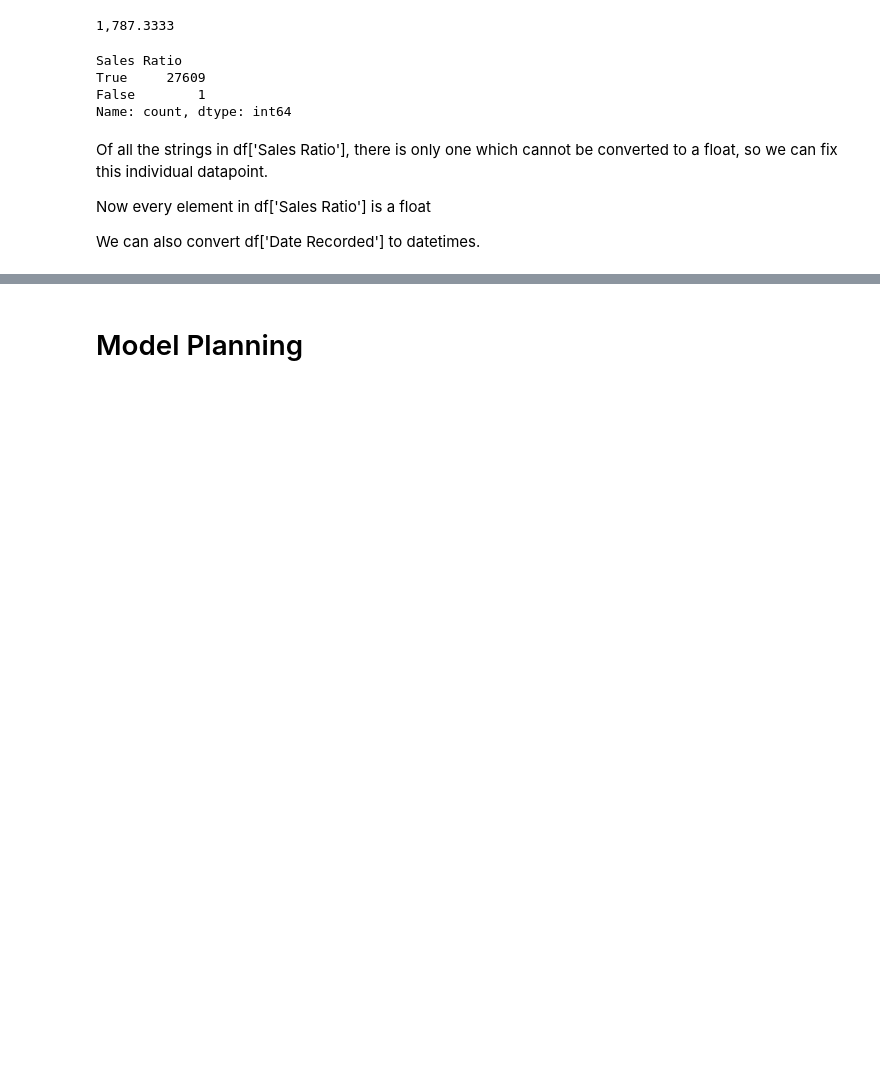
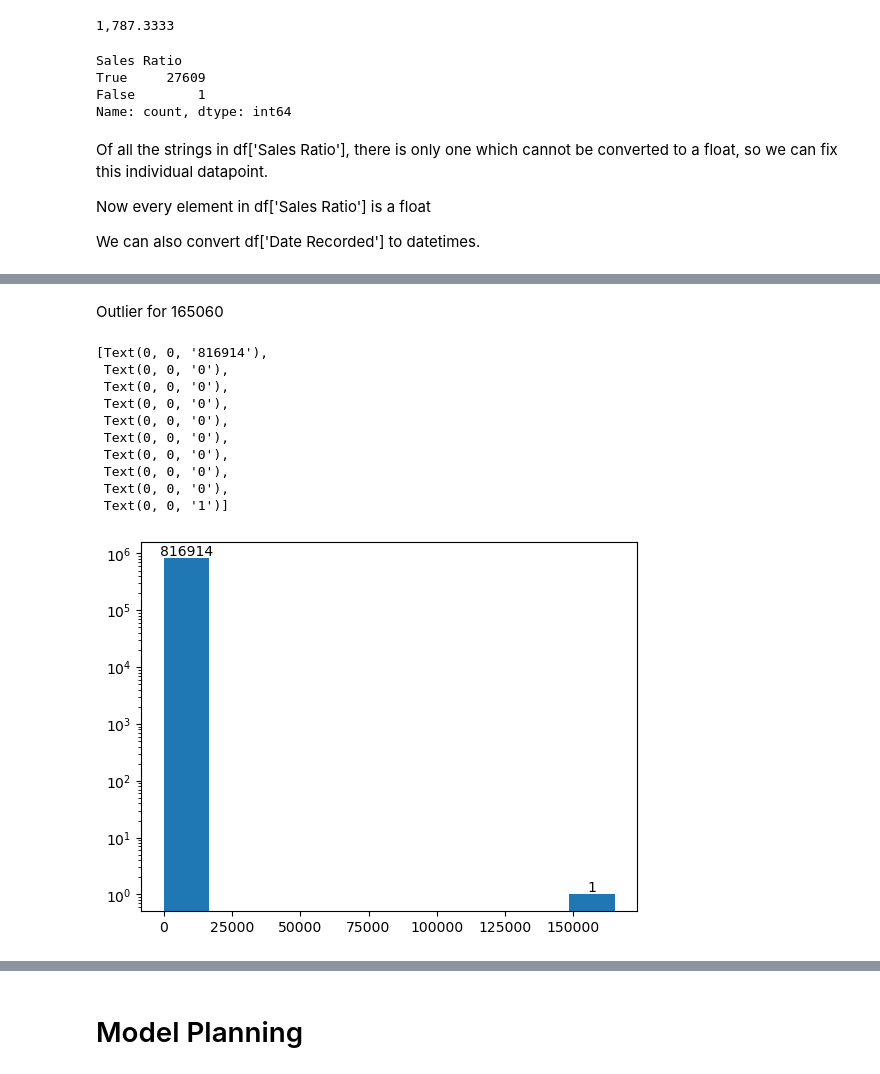
Before and after one commit to jonahmougoue/Connecticut-Real-Estate-Analysis, a Jupyter notebook: RealEstatePrediction.ipynb, the cells around one changed output, grey strips where cells are left out. Saved outputs shown, nothing was run; the diff lists cells and outputs as text; code cells hidden in the pictures; blank space fills up the shorter version.

```diff
--- a/RealEstatePrediction.ipynb
+++ b/RealEstatePrediction.ipynb
@@ -216,0 +261,6 @@ for missing_datum in missing_data:
+# %%
+import numpy as np
+for res_type in df['Residential Type'].unique():
+    df['Property Type'] = df['Property Type'].replace(res_type,'Residential')
+row = 500000
+df[['Property Type','Residential Type']][row:row + 10]
@@ -216,0 +305,19 @@ for missing_datum in missing_data:
+# %% [markdown]
+Outlier for 165060
+# %%
+from matplotlib import pyplot as plt
+_,_, bar = plt.hist(df['Sales Ratio'])
+plt.yscale('log')
+plt.bar_label(bar)
+# %% [output]
+[Text(0, 0, '816914'),
+ Text(0, 0, '0'),
+ Text(0, 0, '0'),
+ Text(0, 0, '0'),
+ Text(0, 0, '0'),
+ Text(0, 0, '0'),
+ Text(0, 0, '0'),
+ Text(0, 0, '0'),
+ Text(0, 0, '0'),
+ Text(0, 0, '1')]
+[figure, added]
```
Also changed, not shown: parts of 33 cells of this notebook.
